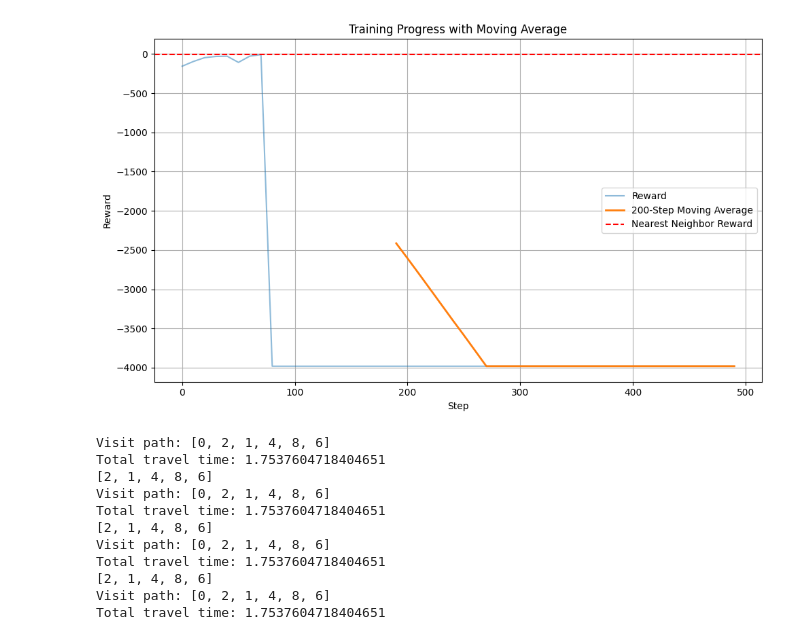
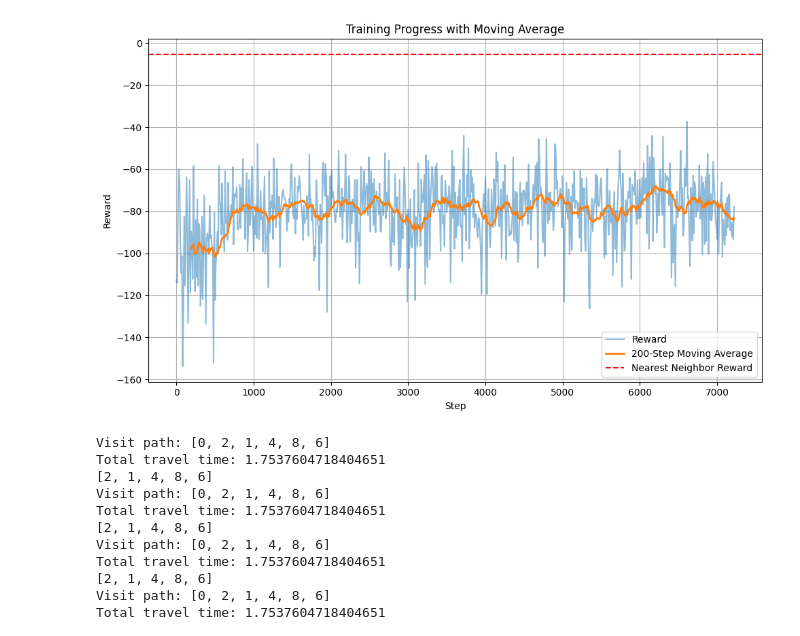
Before and after one commit to msnxus/COS435-Final, a Jupyter notebook: data_visualizer.ipynb, the cells around one changed output. Cells and saved outputs as stored; diff of their text form; code cells hidden in the pictures.

```diff
--- a/data_visualizer.ipynb
+++ b/data_visualizer.ipynb
@@ -4,32 +4,32 @@
 # %%
 import pandas as pd
 import matplotlib.pyplot as plt
 
 # Load the CSV
-df = pd.read_csv('output2_gpu.csv')
+df = pd.read_csv('output1.csv')
 
 # Compute moving average with window size 20
 window_size = 20
 df['moving_avg'] = df['reward'].rolling(window=window_size).mean()
 
 # Plot both raw reward and moving average
 plt.figure(figsize=(10, 6))
 plt.plot(df['step'], df['reward'], label='Reward', alpha=0.5)
 plt.plot(df['step'], df['moving_avg'], label=f'{window_size*10}-Step Moving Average', linewidth=2)
 
 # Add horizontal line for nearest neighbor reward
 nearest_neighbor_reward = -5.44
 plt.axhline(nearest_neighbor_reward, color='red', linestyle='--', label='Nearest Neighbor Reward')
 
 plt.xlabel('Step')
 plt.ylabel('Reward')
 plt.title('Training Progress with Moving Average')
 plt.grid(True)
 plt.legend()
 plt.tight_layout()
 plt.show()
 # %% [output]
-[figure, old version]
+[figure, new version]
 # %%
 import numpy as np
 from poly_matrix import create_poly_matrix
```
Also changed, not shown: 7 other files.
